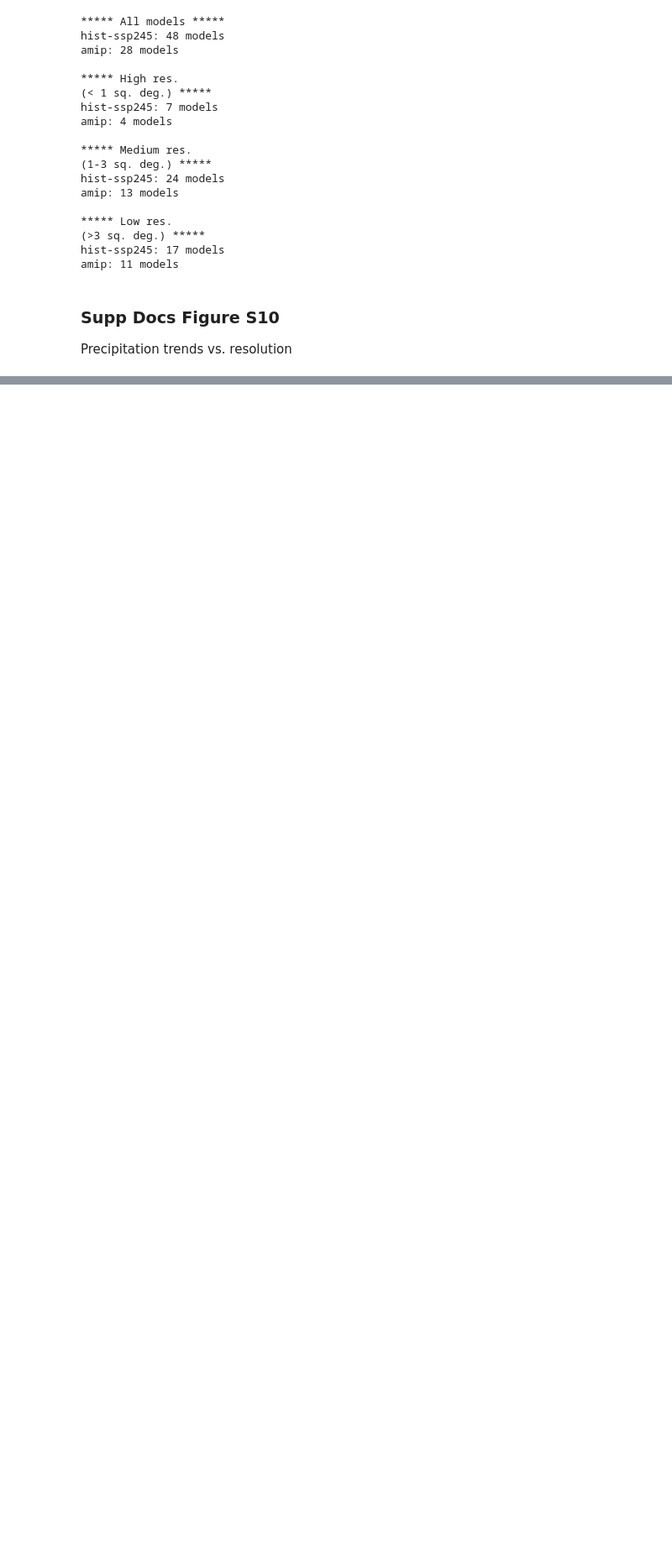
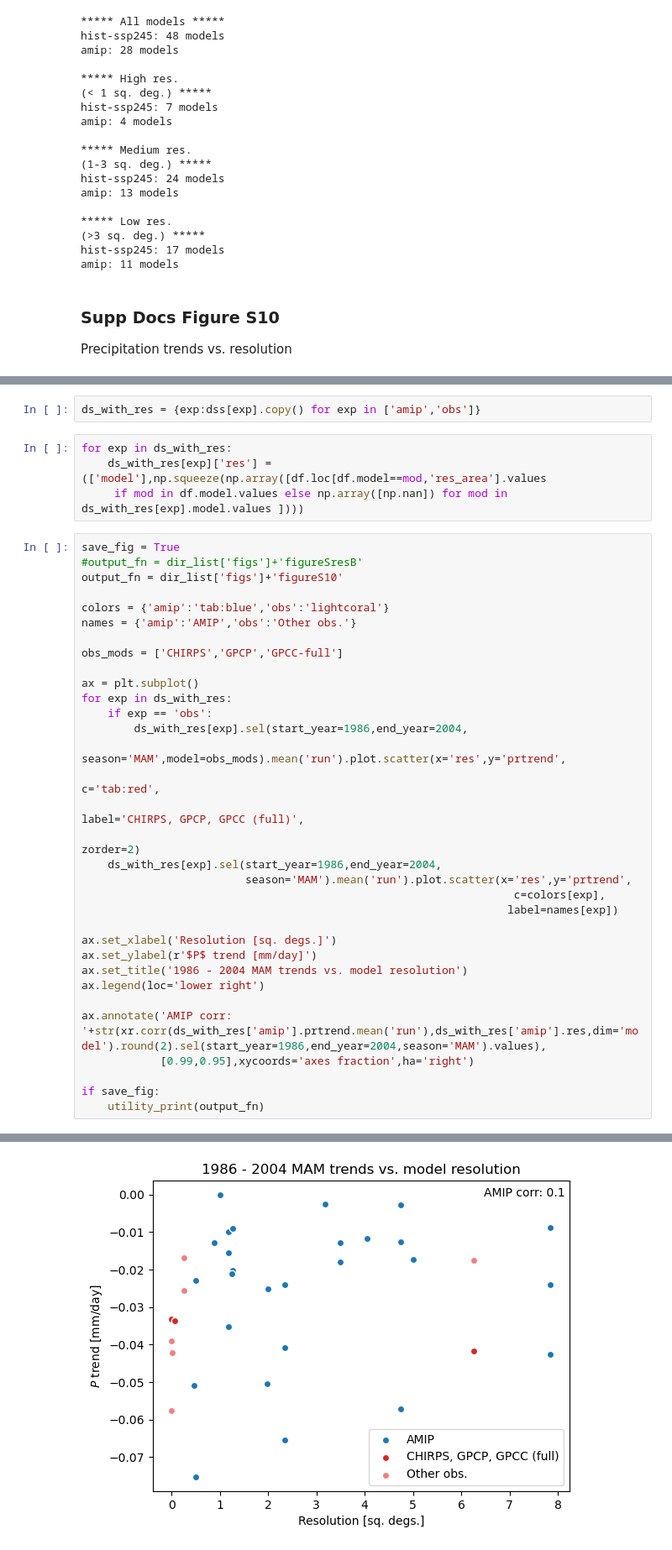
Before and after one commit to ks905383/gha_trends, a Jupyter notebook: create_figure2.ipynb, the cells around one changed output, grey strips where cells are left out. Shown at 84% size. Drawn from its saved outputs; the diff is of its cells as text; blank space fills up the shorter version.

```diff
--- a/create_figure2.ipynb
+++ b/create_figure2.ipynb
@@ -523,0 +499,40 @@ if save_fig:
+# %%
+ds_with_res = {exp:dss[exp].copy() for exp in ['amip','obs']}
+# %%
+for exp in ds_with_res:
+    ds_with_res[exp]['res'] = (['model'],np.squeeze(np.array([df.loc[df.model==mod,'res_area'].values
+     if mod in df.model.values else np.array([np.nan]) for mod in ds_with_res[exp].model.values ])))
+# %%
+save_fig = True
+#output_fn = dir_list['figs']+'figureSresB'
+output_fn = dir_list['figs']+'figureS10'
+
+colors = {'amip':'tab:blue','obs':'lightcoral'}
+names = {'amip':'AMIP','obs':'Other obs.'}
+
+obs_mods = ['CHIRPS','GPCP','GPCC-full']
+
+ax = plt.subplot()
+for exp in ds_with_res:
+    if exp == 'obs':
+        ds_with_res[exp].sel(start_year=1986,end_year=2004,
+                             season='MAM',model=obs_mods).mean('run').plot.scatter(x='res',y='prtrend',
+                                                                                    c='tab:red',
+                                                                                    label='CHIRPS, GPCP, GPCC (full)',
+                                                                                    zorder=2)
+    ds_with_res[exp].sel(start_year=1986,end_year=2004,
+                         season='MAM').mean('run').plot.scatter(x='res',y='prtrend',
+                                                                  c=colors[exp],
+                                                                 label=names[exp])
+
+ax.set_xlabel('Resolution [sq. degs.]')
+ax.set_ylabel(r'$P$ trend [mm/day]')
+ax.set_title('1986 - 2004 MAM trends vs. model resolution')
+ax.legend(loc='lower right')
+
+ax.annotate('AMIP corr: '+str(xr.corr(ds_with_res['amip'].prtrend.mean('run'),ds_with_res['amip'].res,dim='model').round(2).sel(start_year=1986,end_year=2004,season='MAM').values),
+            [0.99,0.95],xycoords='axes fraction',ha='right')
+
+if save_fig:
+    utility_print(output_fn)
+# %% [output]
@@ -523,0 +541 @@ if save_fig:
+[figure, added]
```
Also changed, not shown: parts of 6 cells of this notebook, 1 other file.
